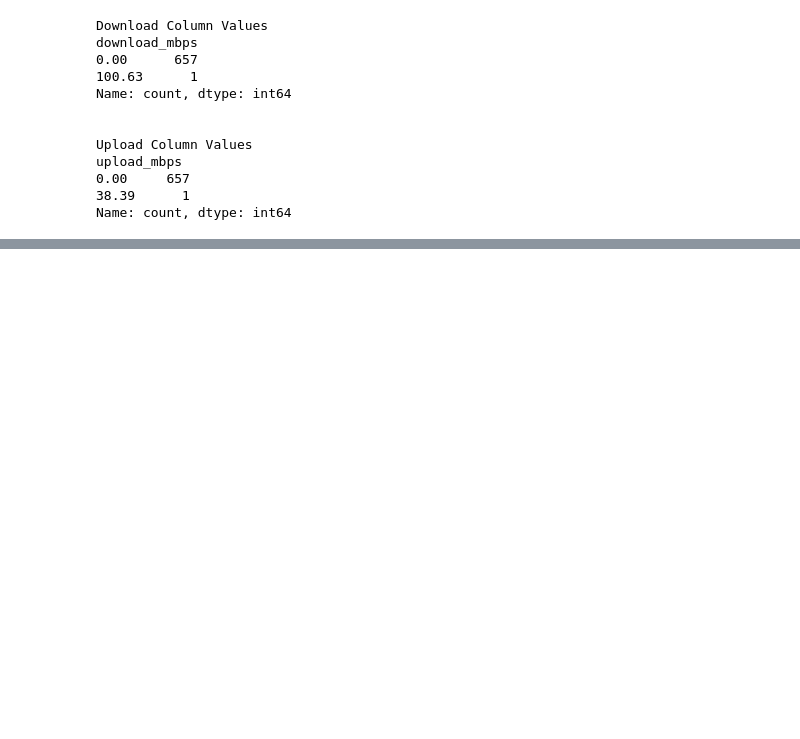
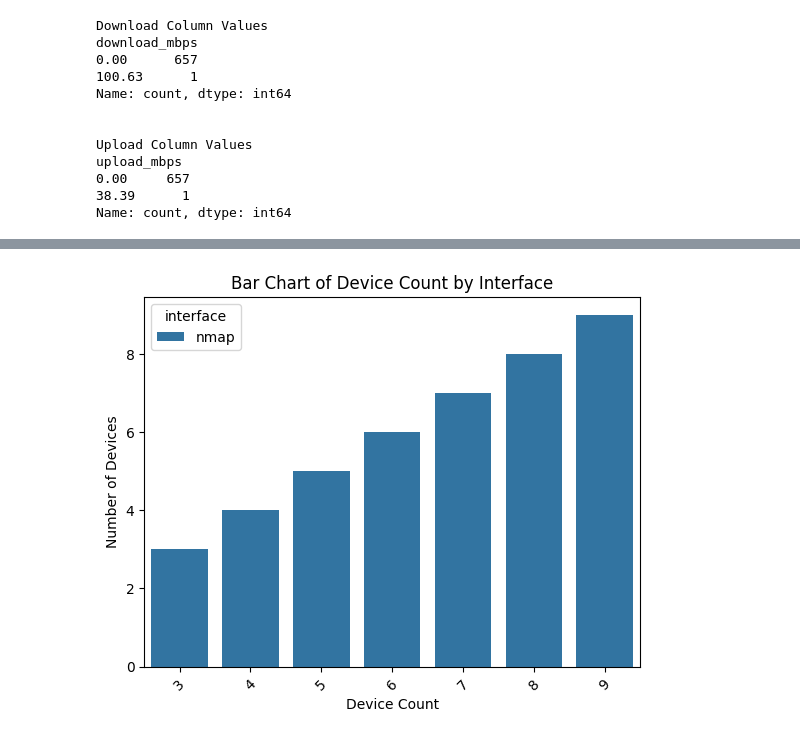
Before and after one commit to fadeldnswr/home-network-digital-twin-be, a Jupyter notebook: notebook/data_analysis.ipynb, the cells around one changed output, grey strips where cells are left out. Saved outputs shown, nothing was run; the diff lists cells and outputs as text; code cells hidden in the pictures; blank space fills up the shorter version.

```diff
--- a/notebook/data_analysis.ipynb
+++ b/notebook/data_analysis.ipynb
@@ -106,0 +134,10 @@ dtype: object
+# %%
+# Bar chart plot for categorical columns
+sns.barplot(data=data, x="device_count", y="device_count", hue="interface")
+plt.title("Bar Chart of Device Count by Interface")
+plt.xlabel("Device Count")
+plt.ylabel("Number of Devices")
+plt.xticks(rotation=45)
+plt.show()
+# %% [output]
+[figure, added]
```
Also changed, not shown: parts of 6 cells of this notebook, 2 other files.
